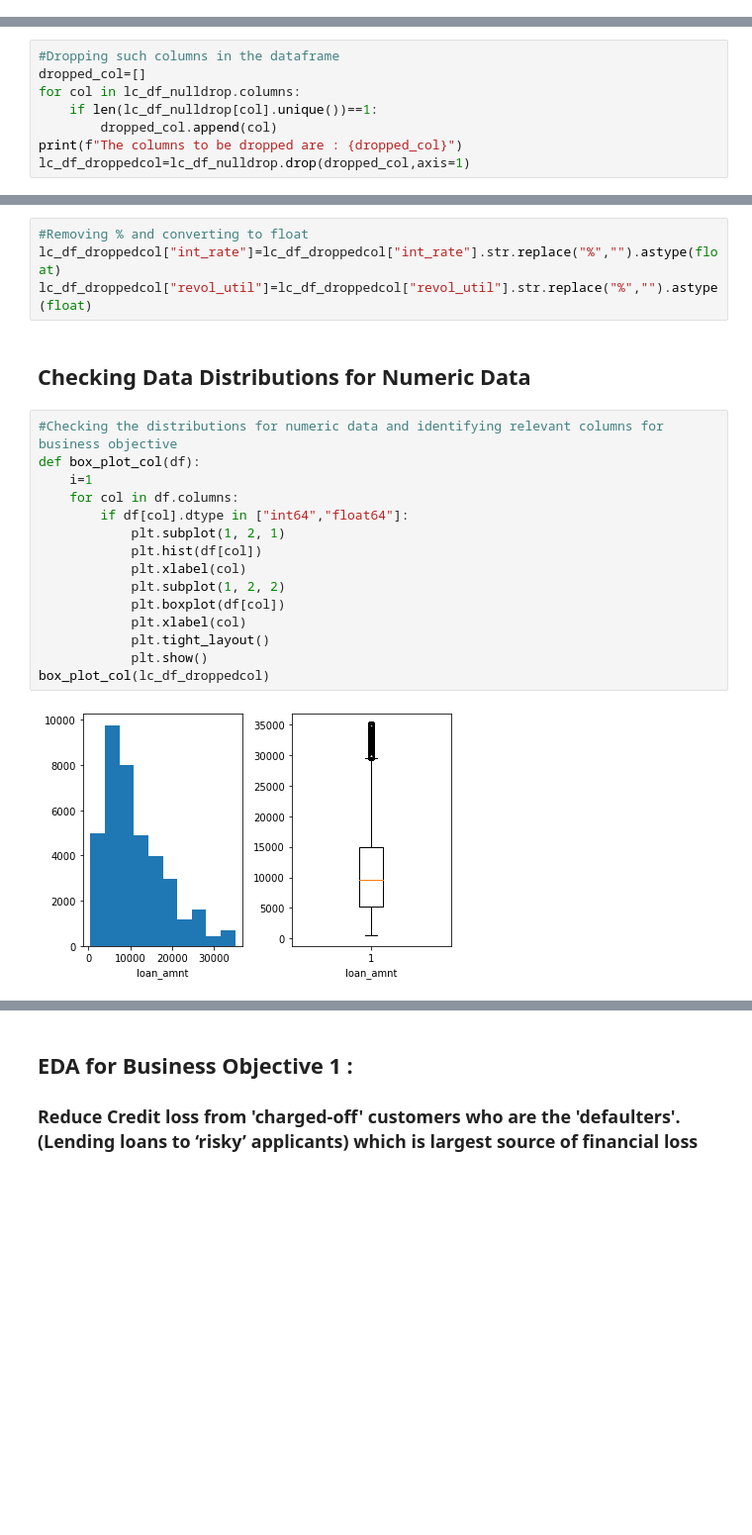
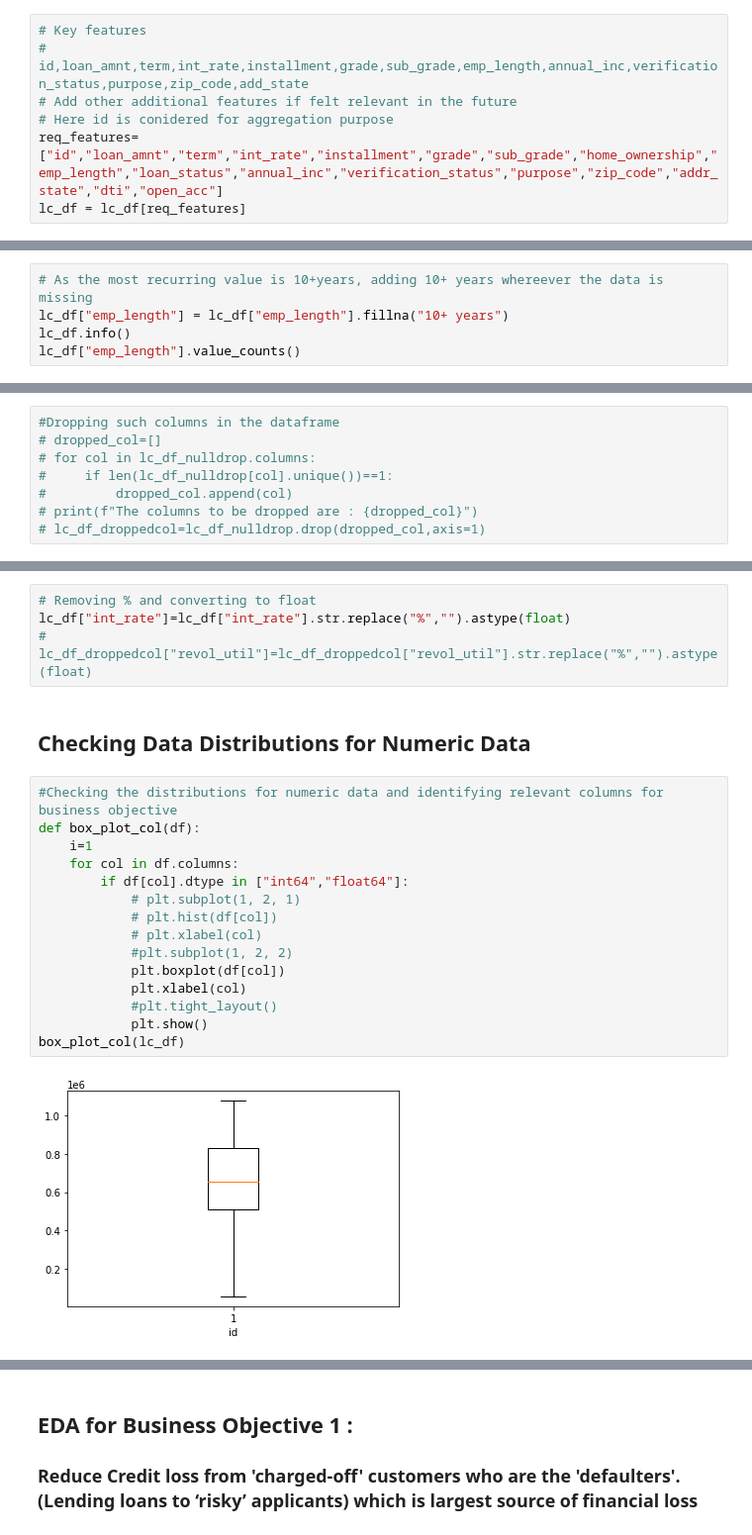
Before and after one commit to karthickchetti/LendingClubCaseStudy, a Jupyter notebook: Karthick_Chetti.ipynb, the cells around one changed output, grey strips where cells are left out. Shown at 99% size. Saved outputs shown, nothing was run; the diff lists cells and outputs as text; blank space fills up the shorter version.

```diff
--- a/Karthick_Chetti.ipynb
+++ b/Karthick_Chetti.ipynb
@@ -65 +66,8 @@ lc_df=pd.read_csv("loan.csv")
+# %%
+# Key features
+# id,loan_amnt,term,int_rate,installment,grade,sub_grade,emp_length,annual_inc,verification_status,purpose,zip_code,add_state
+# Add other additional features if felt relevant in the future
+# Here id is conidered for aggregation purpose
+req_features=["id","loan_amnt","term","int_rate","installment","grade","sub_grade","home_ownership","emp_length","loan_status","annual_inc","verification_status","purpose","zip_code","addr_state","dti","open_acc"]
+lc_df = lc_df[req_features]
 # %%
@@ -101,0 +135,5 @@ memory usage: 33.6+ MB
+# %%
+# As the most recurring value is 10+years, adding 10+ years whereever the data is missing
+lc_df["emp_length"] = lc_df["emp_length"].fillna("10+ years")
+lc_df.info()
+lc_df["emp_length"].value_counts()
@@ -125,9 +191,9 @@ lc_df_nulldrop.describe()
 ### It is observed that some columns have only one value(mostly 0) throughout the rows, which are not useful for the analysis
 # %%
 #Dropping such columns in the dataframe
-dropped_col=[]
-for col in lc_df_nulldrop.columns:
-    if len(lc_df_nulldrop[col].unique())==1:
-        dropped_col.append(col)
-print(f"The columns to be dropped are : {dropped_col}")
-lc_df_droppedcol=lc_df_nulldrop.drop(dropped_col,axis=1)
+# dropped_col=[]
+# for col in lc_df_nulldrop.columns:
+#     if len(lc_df_nulldrop[col].unique())==1:
+#         dropped_col.append(col)
+# print(f"The columns to be dropped are : {dropped_col}")
+# lc_df_droppedcol=lc_df_nulldrop.drop(dropped_col,axis=1)
@@ -221,25 +235,25 @@ The missing values in each column is :
 # %% [markdown]
 ### Fixing data types of columns
 # %%
-#Removing % and converting to float
-lc_df_droppedcol["int_rate"]=lc_df_droppedcol["int_rate"].str.replace("%","").astype(float)
-lc_df_droppedcol["revol_util"]=lc_df_droppedcol["revol_util"].str.replace("%","").astype(float)
+# Removing % and converting to float
+lc_df["int_rate"]=lc_df["int_rate"].str.replace("%","").astype(float)
+# lc_df_droppedcol["revol_util"]=lc_df_droppedcol["revol_util"].str.replace("%","").astype(float)
 # %% [markdown]
 ## Checking Data Distributions for Numeric Data
 # %%
 #Checking the distributions for numeric data and identifying relevant columns for business objective
 def box_plot_col(df):
     i=1
     for col in df.columns:
         if df[col].dtype in ["int64","float64"]:
-            plt.subplot(1, 2, 1)
-            plt.hist(df[col])
-            plt.xlabel(col)
-            plt.subplot(1, 2, 2)
+            # plt.subplot(1, 2, 1)
+            # plt.hist(df[col])
+            # plt.xlabel(col)
+            #plt.subplot(1, 2, 2)
             plt.boxplot(df[col])
             plt.xlabel(col)
-            plt.tight_layout()
+            #plt.tight_layout()
             plt.show()
-box_plot_col(lc_df_droppedcol)
+box_plot_col(lc_df)
 # %% [output]
-[figure, old version]
+[figure, new version]
```
Also changed, not shown: parts of 28 cells of this notebook.
